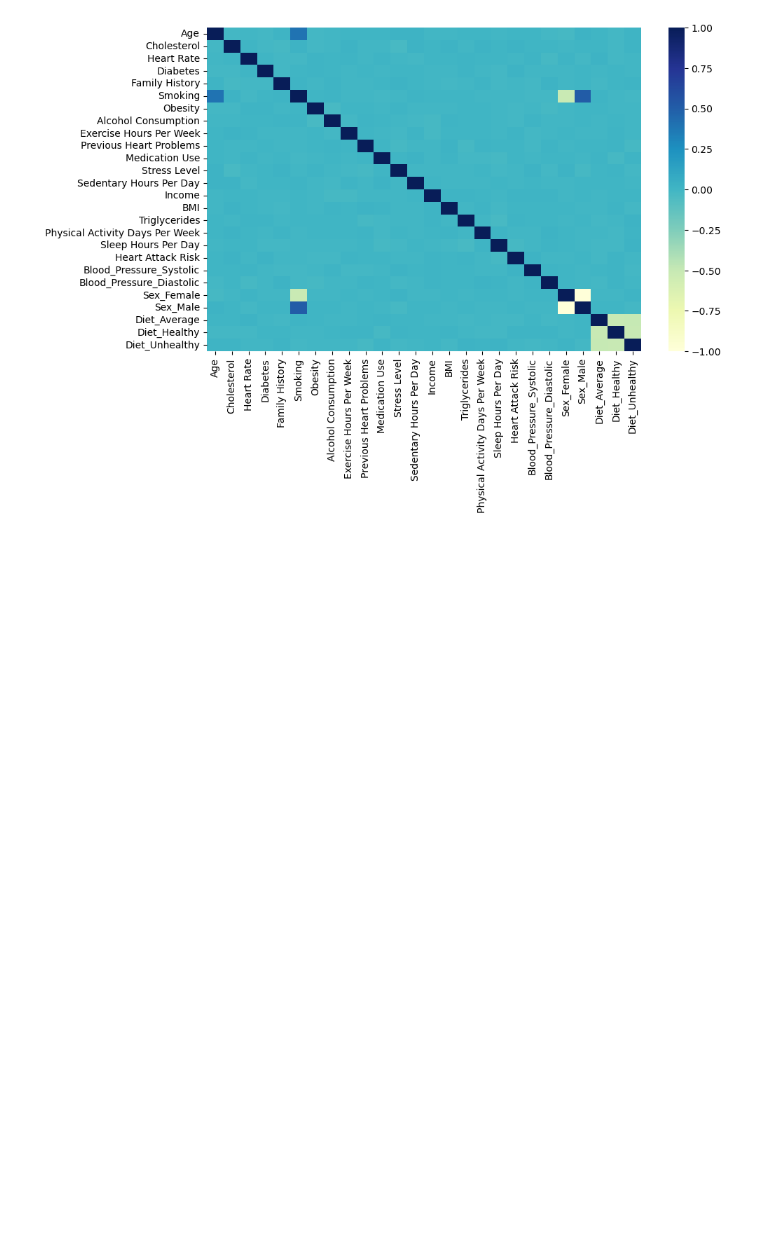
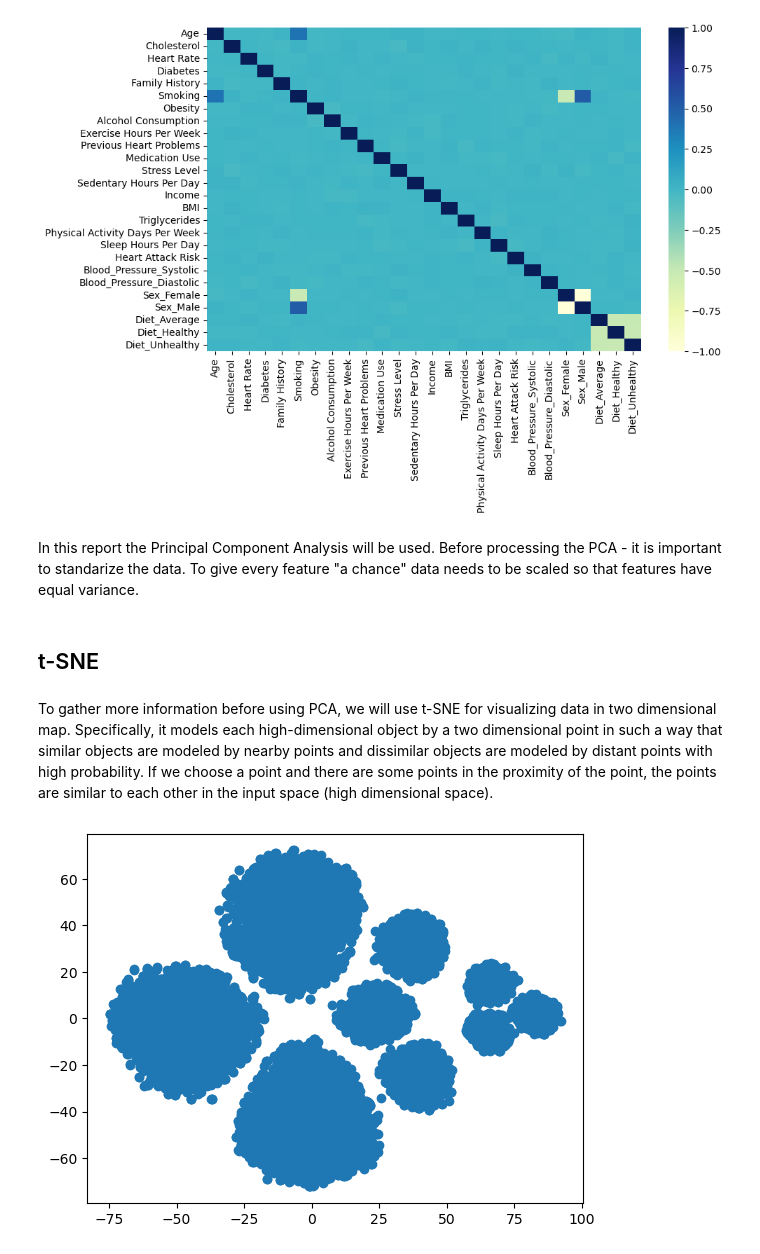
Before and after one commit to Hubert-Magdziak/Dimension-reduction, a Jupyter notebook: Dimension Reduction.ipynb, the cells around one changed output. Cells and saved outputs as stored; diff of their text form; code cells hidden in the pictures; blank space fills up the shorter version.

Commit message:
feat: dimension reduction, clusterin added

```diff
--- a/Dimension Reduction.ipynb
+++ b/Dimension Reduction.ipynb
@@ -100,3 +109,22 @@ sns.heatmap(heart_numeric.corr(), cmap = "YlGnBu")
 # %% [output]
 <Axes: >
 [figure]
+# %% [markdown]
+In this report the Principal Component Analysis will be used. Before processing the PCA - it is important to standarize the data. To give every feature "a chance" data needs to be scaled so that features have equal variance.
+# %%
+scaler = StandardScaler()
+scaler.fit(heart_numeric)
+heart_numeric_standardized = scaler.transform(heart_numeric)
+# %% [markdown]
+## t-SNE
+# %% [markdown]
+To gather more information before using PCA, we will use t-SNE for visualizing data in two dimensional map. Specifically, it models each high-dimensional object by a two dimensional point in such a way that similar objects are modeled by nearby points and dissimilar objects are modeled by distant points with high probability. If we choose a point and there are some points in the proximity of the point, the points are similar to each other in the input space (high dimensional space).
+# %%
+visual_model = TSNE(learning_rate=200)
+transformed = visual_model.fit_transform(heart_numeric_standardized)
+xs = transformed[:, 0]
+ys = transformed[:, 1]
+plt.scatter(xs, ys)
+plt.show()
+# %% [output]
+[figure, added]
```
Also changed, not shown: parts of 25 cells of this notebook.
